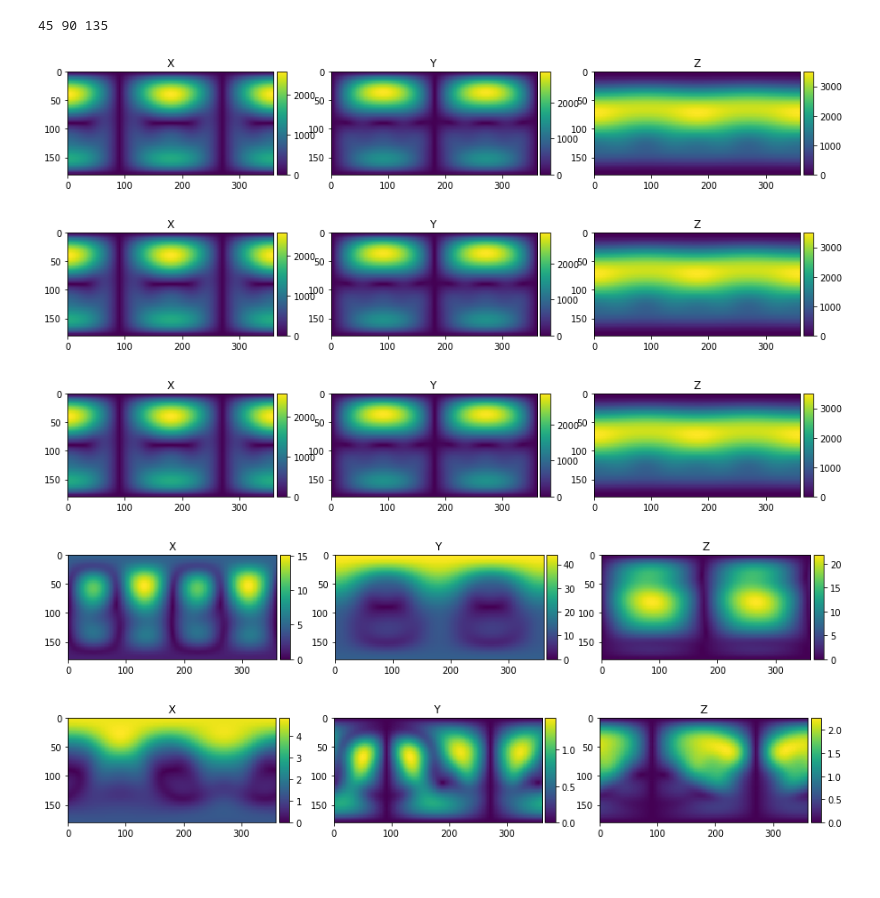
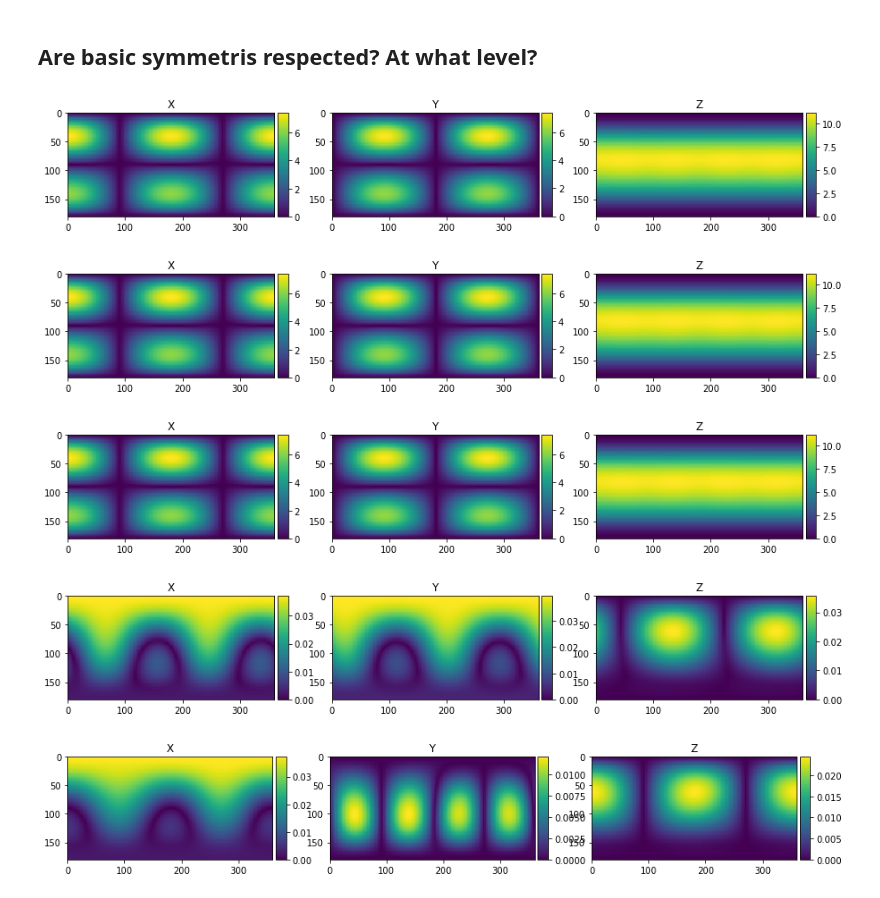
Before and after one commit to lusee-night/AntennaSimResults, a Jupyter notebook: notebooks/first_look.ipynb, the cells around one changed output. Cells and saved outputs as stored; diff of their text form; code cells hidden in the pictures; blank space fills up the shorter version.

```diff
--- a/notebooks/first_look.ipynb
+++ b/notebooks/first_look.ipynb
@@ -89,19 +19,26 @@ bperp = SingleFrequencyBeam(dirname +'/'+filenameperp)
+# %%
+E = lusee.LBeam('../6m_in_phase.fits')
+Eo = lusee.LBeam('../6m_out_of_phase.fits')
+Eperp = lusee.LBeam('../6m_perp_in_phase.fits')
+# %% [markdown]
+## Are basic symmetris respected? At what level?
 # %%
-Er, Eri = b.rotate(180)
-Ef, Efi = b.flip_over_yz()
+Er = E.rotate(180)
+Ef = E.flip_over_yz()
-# %% [output]
-45 90 135
+# %%
+# Change to look at a different frequency
+freqndx=0
 # %%
-plotE(b.E)
-plotE(Er)
-plotE(Ef)
+E.plotE(freqndx)
+Er.plotE(freqndx)
+Ef.plotE(freqndx)
 # %% [output]
-[figure, old version]
+[figure, new version]
-[figure, old version]
+[figure, new version]
-[figure, old version]
+[figure, new version]
 # %%
-plotE(Er-b.E)
-plotE(Ef-b.E)
+E.plotE(freqndx,Er.E-E.E)
+E.plotE(freqndx,Ef.E-E.E)
 # %% [output]
-[figure, old version]
+[figure, new version]
-[figure, old version]
+[figure, new version]
```
Also changed, not shown: parts of 21 cells of this notebook.
